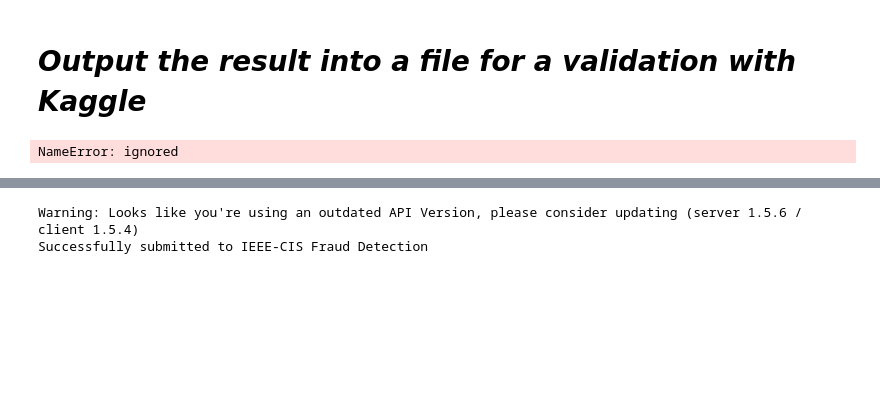
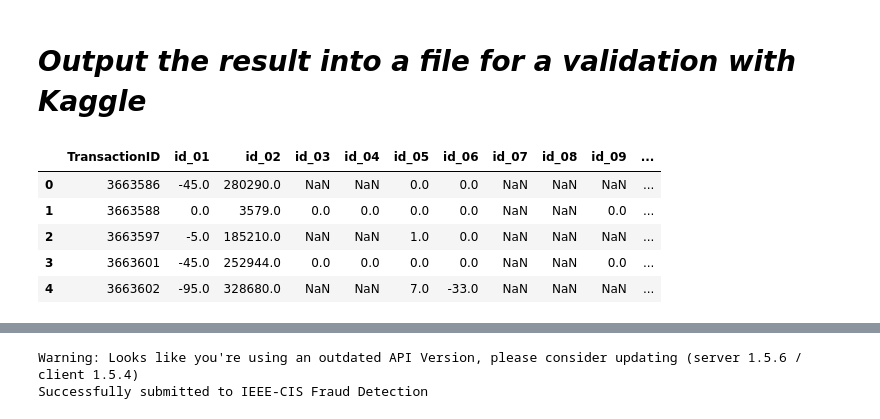
Before and after one commit to aquangnguyen1992/Advanced_Data_Science_Capstone, a Jupyter notebook: Capstone_Project.ipynb, the cells around one changed output, grey strips where cells are left out. Drawn from its saved outputs; the diff is of its cells as text; code cells hidden in the pictures; blank space fills up the shorter version.

```diff
--- a/Capstone_Project.ipynb
+++ b/Capstone_Project.ipynb
@@ -695,13 +698,18 @@ Percentage of Fraud: 3.08% 3.32%
 # %% [markdown]
 # ***Output the result into a file for a validation with Kaggle***
 # %%
+import os
 os.chdir("/content")
 test_transaction = pd.read_csv('test_transaction.csv')
-test_identity = pd.read_csv('test_identity.csv', names=saved_columns)
-test_identity= test_identity.drop(index=[0])
+test_identity = pd.read_csv('test_identity.csv', names=saved_columns, header=0)
 test_identity.head(5)
 # %% [output]
-NameError: ignored
+|  | TransactionID | id_01 | id_02 | id_03 | id_04 | id_05 | id_06 | id_07 | id_08 | id_09 | ... |
+| 0 | 3663586 | -45.0 | 280290.0 | NaN | NaN | 0.0 | 0.0 | NaN | NaN | NaN | ... |
+| 1 | 3663588 | 0.0 | 3579.0 | 0.0 | 0.0 | 0.0 | 0.0 | NaN | NaN | 0.0 | ... |
+| 2 | 3663597 | -5.0 | 185210.0 | NaN | NaN | 1.0 | 0.0 | NaN | NaN | NaN | ... |
+| 3 | 3663601 | -45.0 | 252944.0 | 0.0 | 0.0 | 0.0 | 0.0 | NaN | NaN | 0.0 | ... |
+| 4 | 3663602 | -95.0 | 328680.0 | NaN | NaN | 7.0 | -33.0 | NaN | NaN | NaN | ... |
 # %%
 dataset_transaction = None
 to_remove_id = ['DeviceInfo', 'id_30', 'id_31', 'id_33']
```
Also changed, not shown: parts of 10 cells of this notebook.
